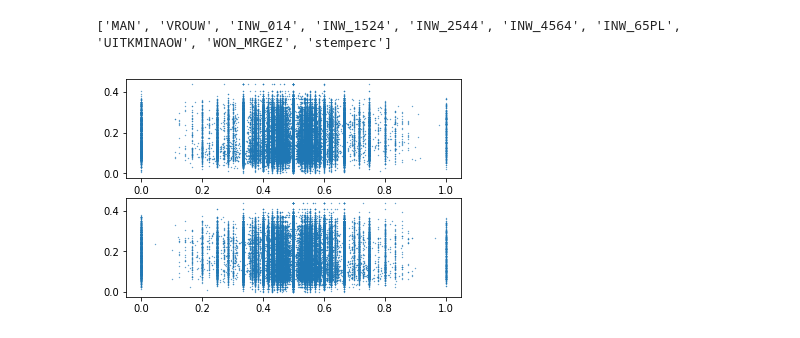
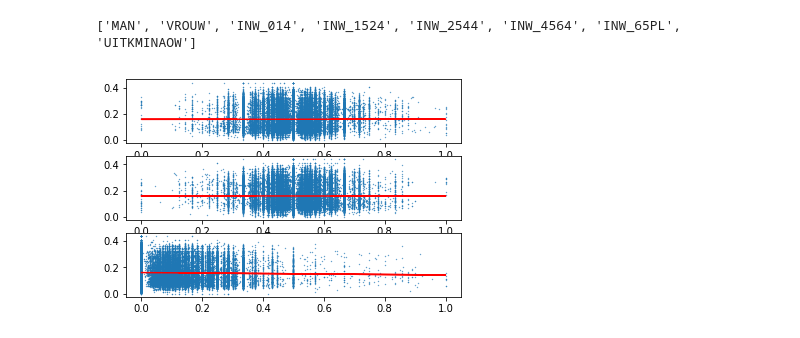
Before and after one commit to DanAugustus/KiesKaart, a Jupyter notebook: LinModel_Analyse.ipynb, the cells around one changed output. Drawn from its saved outputs; the diff is of its cells as text; code cells hidden in the pictures.

```diff
--- a/LinModel_Analyse.ipynb
+++ b/LinModel_Analyse.ipynb
@@ -31,5 +19,8 @@ dataPC6.head()
 # %%
-feature_select = ['MAN','VROUW','UITKMINAOW','WON_MRGEZ']
-dataPC6 = normaliseer_PC6(dataPC6,feature_select)
+dataPC6 = join_PC6(stemEP,demo)
+dataPC6.head()
+
+feature_select = ['MAN','VROUW','UITKMINAOW'] # WON_MR_GEX bevat nog foutieve waarden
+dataPC6 = normaliseer_PC6(dataPC6,feature_select, drempel = 30)
 dataPC6.describe()
 # %% [output]
@@ -46,28 +37,30 @@ dataPC6.describe()
 # %%
-xcols = list(dataPC6.columns[0:10])
+xcols = list(dataPC6.columns[0:8])
 print(xcols)
 # %% [output]
-['MAN', 'VROUW', 'INW_014', 'INW_1524', 'INW_2544', 'INW_4564', 'INW_65PL', 'UITKMINAOW', 'WON_MRGEZ', 'stemperc']
+['MAN', 'VROUW', 'INW_014', 'INW_1524', 'INW_2544', 'INW_4564', 'INW_65PL', 'UITKMINAOW']
 # %%
 # Met dank aan https://www.w3schools.com/python/python_ml_linear_regression.asp
-plot_selectie = ['MAN','VROUW']
+plot_selectie = ['MAN','VROUW','UITKMINAOW']
+#plot_selectie = ['INW_014','INW_1524','INW_2544','INW_4564','INW_65PL']
 y_feature = 'GL_percentage'
 fig, ax = plt.subplots( len(plot_selectie) )
 kolommen = ['slope','intercept','r','p','std_err']
 rijen = []
 
 for n, feature in enumerate(plot_selectie):
     x = dataPC6[feature]
     slope, intercept, r, p, std_err = stats.linregress(x, dataPC6[y_feature])
     rij = pd.Series((slope,intercept,r,p,std_err), index = kolommen)
     rijen.append(rij)
 
     def linfunc(x):
         return slope*x + intercept
     linmodel = list(map(linfunc, x))
     ax[n].scatter(x,dataPC6[y_feature], s=0.1)
+    ax[n].plot(x,linmodel,c='r')
 
 data = pd.DataFrame(rijen, index = plot_selectie)
 plt.show()
 # %% [output]
-[figure, old version]
+[figure, new version]
```
Also changed, not shown: parts of 5 cells of this notebook, 3 other files.
